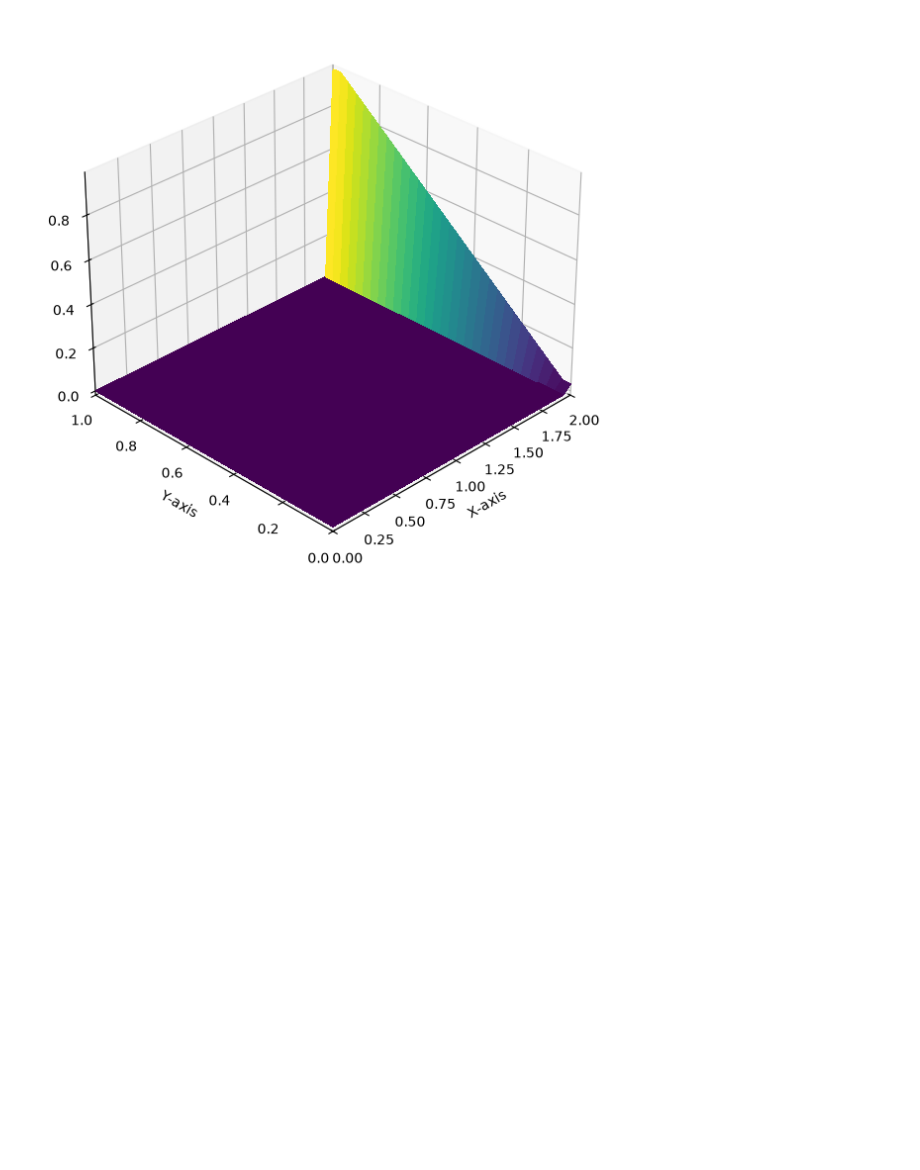
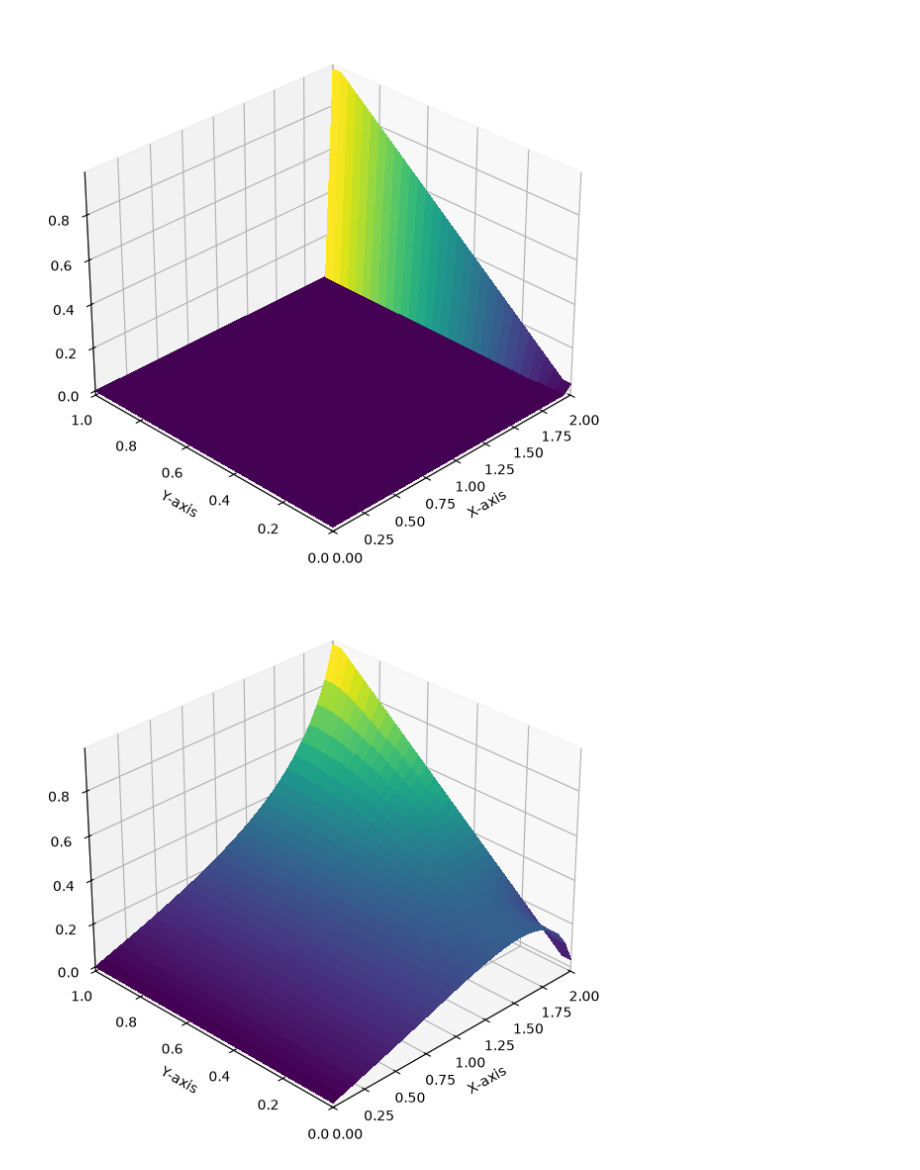
Before and after one commit to danielokene/cfd-fundamentals-python, a Jupyter notebook: notebooks/Step09_2D_Laplace_Equation.ipynb, the cells around one changed output. Saved outputs shown, nothing was run; the diff lists cells and outputs as text; code cells hidden in the pictures; blank space fills up the shorter version.

```diff
--- a/notebooks/Step09_2D_Laplace_Equation.ipynb
+++ b/notebooks/Step09_2D_Laplace_Equation.ipynb
@@ -69,3 +69,9 @@ p[0, :] = p[1, :] # setting the bottom boundary to be equal to the second row
 plot_solution(x, y, p) # calling the plot_solution function to visualize the initial conditions
 # %% [output]
 [figure]
+# %%
+p = laplace2d(p, y, dx, dy, 1e-4) # calling the laplace2d function to solve the Laplace equation and update the solution matrix p
+
+plot_solution(x, y, p) # calling the plot_solution function to visualize the final solution after solving the Laplace equation
+# %% [output]
+[figure, added]
```
